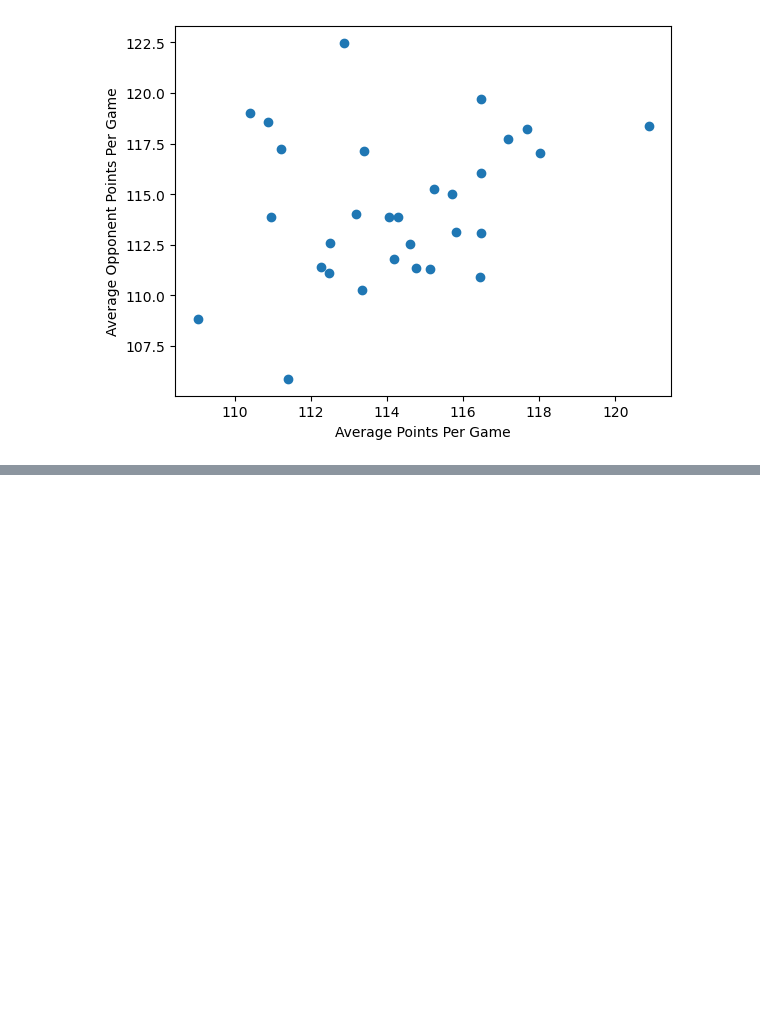
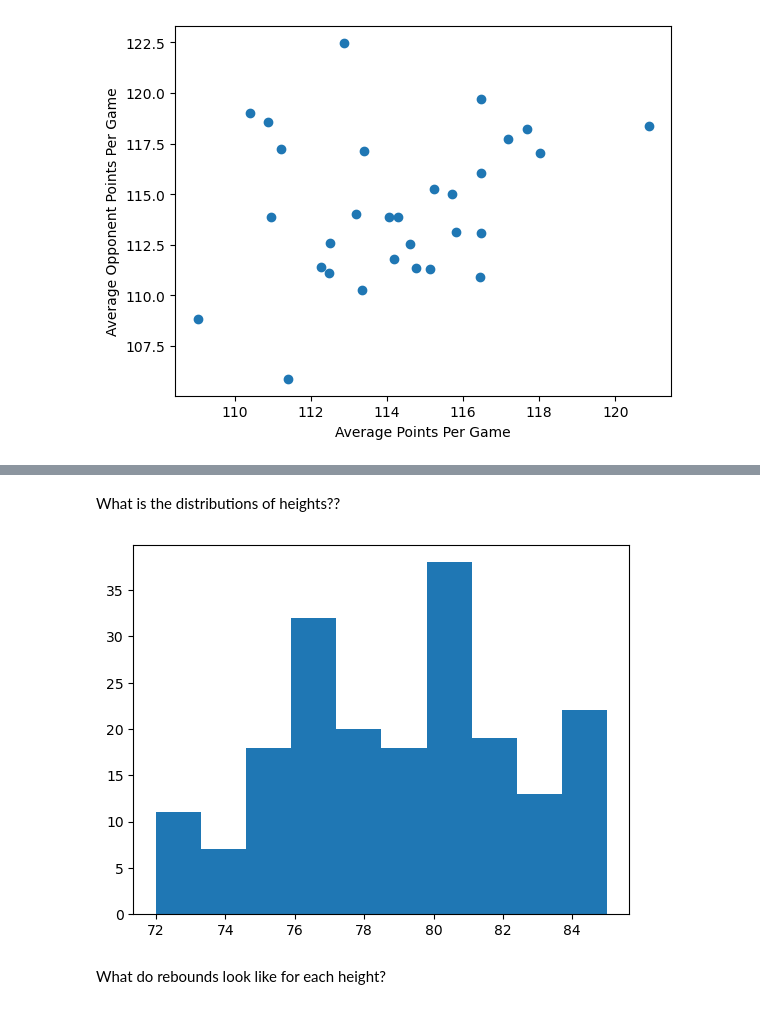
Before and after one commit to dlesueur/386Project, a Jupyter notebook: EDA.ipynb, the cells around one changed output, grey strips where cells are left out. Cells and saved outputs as stored; diff of their text form; code cells hidden in the pictures; blank space fills up the shorter version.

```diff
--- a/EDA.ipynb
+++ b/EDA.ipynb
@@ -151,0 +229,9 @@ plt.show()
+# %% [markdown]
+What is the distributions of heights??
+# %%
+plt.hist(x = player_points['height'])
+plt.show()
+# %% [output]
+[figure, added]
+# %% [markdown]
+What do rebounds look like for each height?
```
Also changed, not shown: parts of 29 cells of this notebook, 5 other files.
